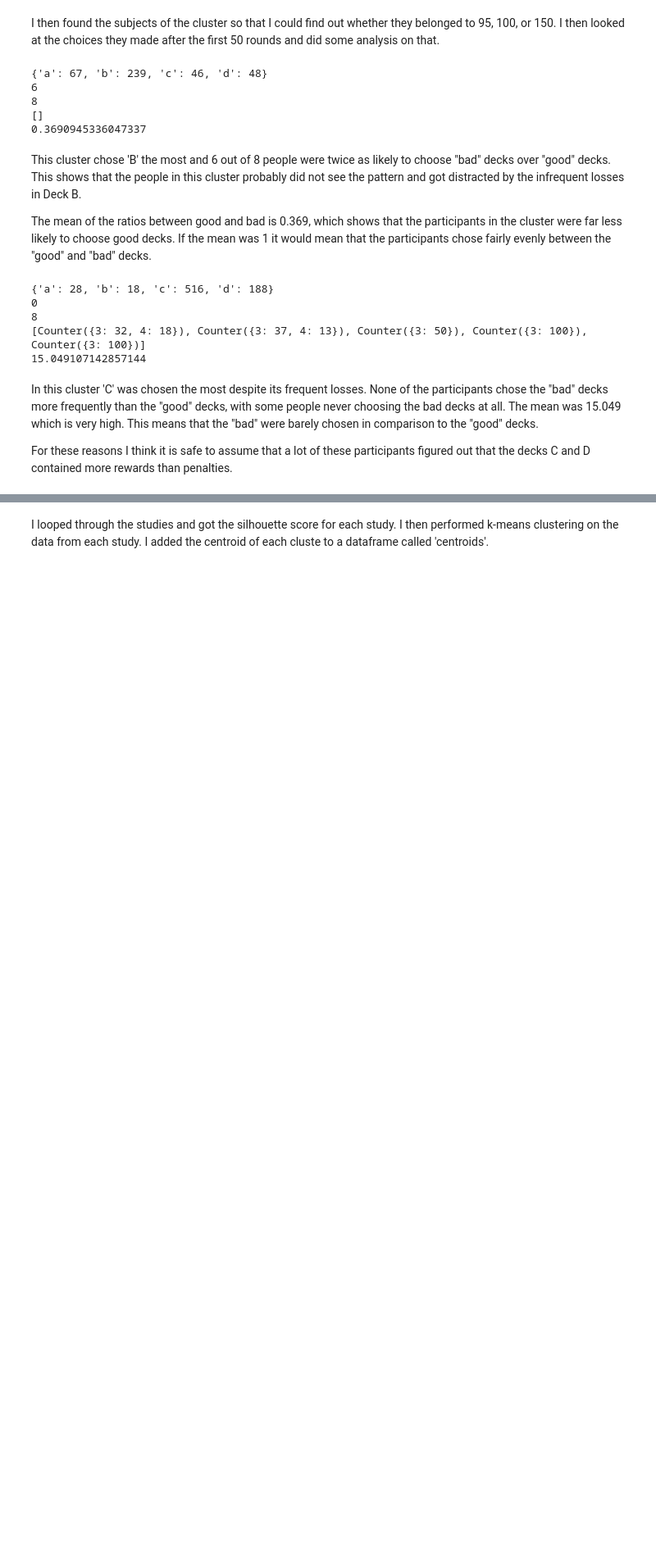
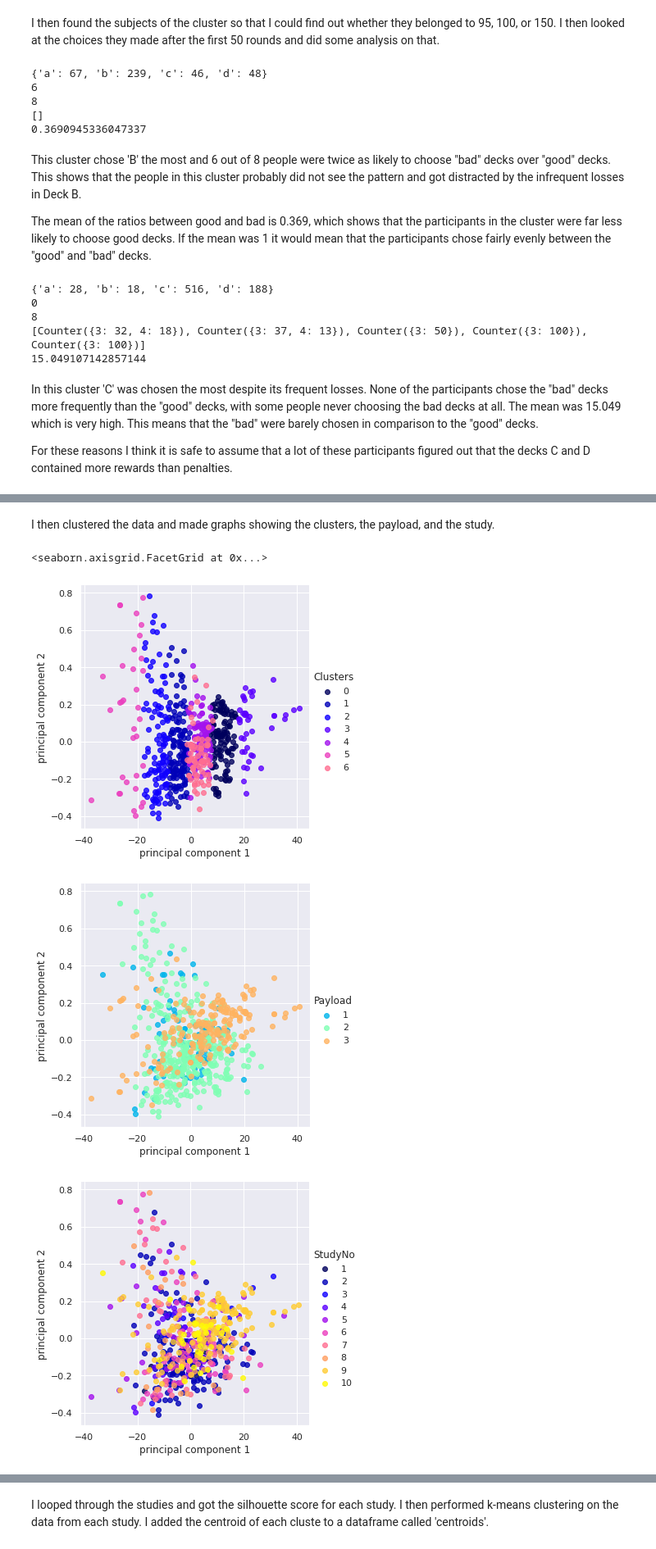
Before and after one commit to mcauleyc/CA4015_Assignment_1, a Jupyter notebook: Book/_build/jupyter_execute/clustering.ipynb, the cells around one changed output, grey strips where cells are left out. Shown at 82% size. Saved outputs shown, nothing was run; the diff lists cells and outputs as text; code cells hidden in the pictures; blank space fills up the shorter version.

Commit message:
added to clustering and made pdf

```diff
--- a/Book/_build/jupyter_execute/clustering.ipynb
+++ b/Book/_build/jupyter_execute/clustering.ipynb
@@ -331,0 +387,25 @@ For these reasons I think it is safe to assume that a lot of these participants
+# %% [markdown]
+I then clustered the data and made graphs showing the clusters, the payload, and the study.
+# %%
+pca_kmeans = KMeans(7)
+pca_kmeans.fit(pca_df)
+pca_identified_clusters = pca_kmeans.fit_predict(pca_df)
+
+pca_data_with_clusters = pca_df.copy()
+pca_data_with_clusters['Clusters'] = pca_identified_clusters
+sns.lmplot(data=pca_data_with_clusters, x='principal component 1', y='principal component 2', hue='Clusters',
+                   fit_reg=False, legend=True)
+
+
+sns.lmplot(data=pca_data_with_clusters, x='principal component 1', y='principal component 2', hue='Payload',
+                   fit_reg=False, legend=True, palette='rainbow')
+
+
+
+sns.lmplot(data=pca_df, x='principal component 1', y='principal component 2', hue='StudyNo',
+                   fit_reg=False, legend=True)
+# %% [output]
+<seaborn.axisgrid.FacetGrid at 0x...>
+[figure, added]
+[figure, added]
+[figure, added]
```
Also changed, not shown: parts of 19 cells of this notebook, 52 other files.
